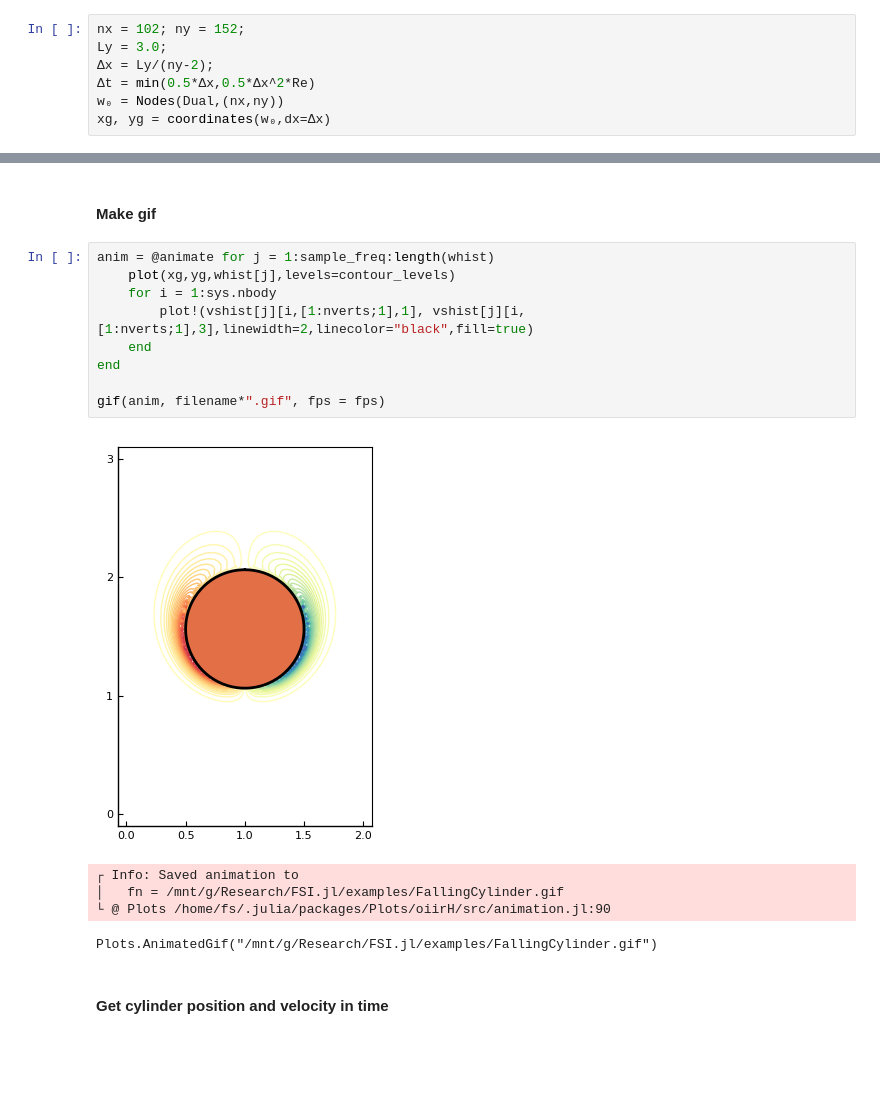
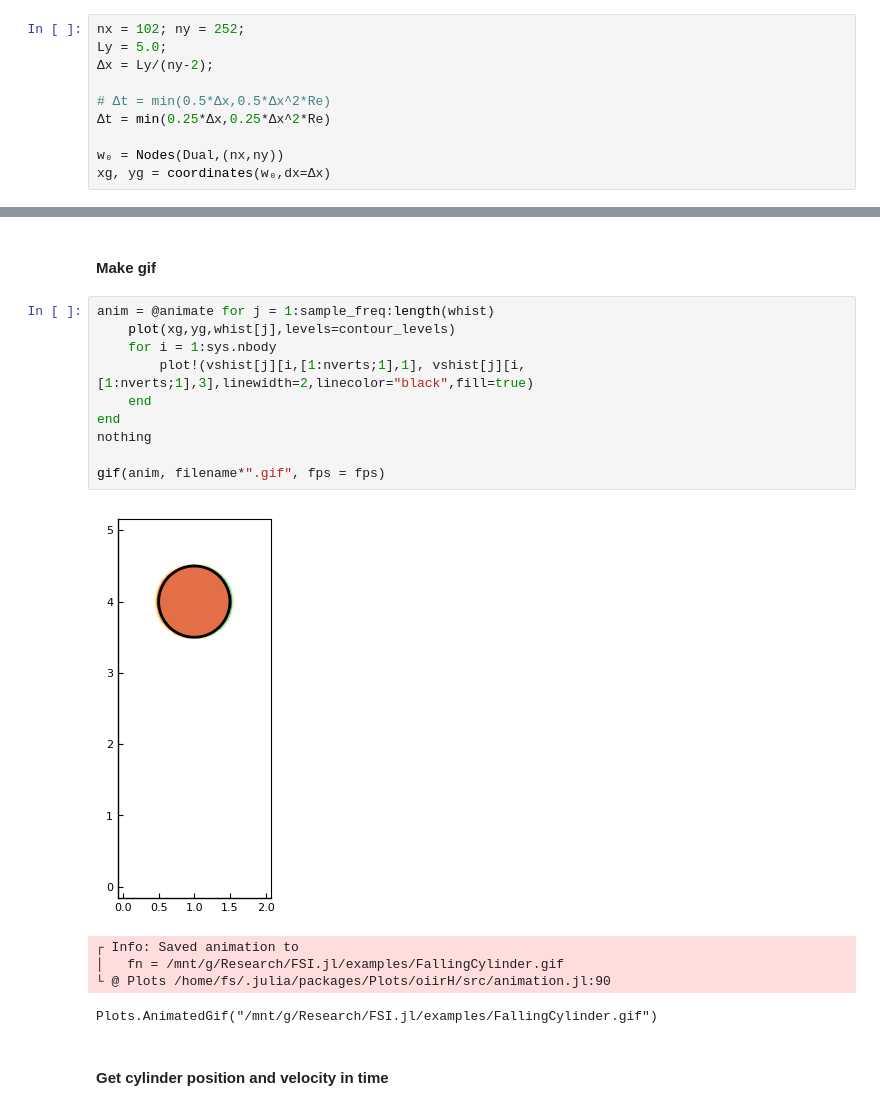
Before and after one commit to ruizhi92/FSI.jl, a Jupyter notebook: examples/TimeMarching-FallingCylinder.ipynb, the cells around one changed output, grey strips where cells are left out. Cells and saved outputs as stored; diff of their text form; blank space fills up the shorter version.

```diff
--- a/examples/TimeMarching-FallingCylinder.ipynb
+++ b/examples/TimeMarching-FallingCylinder.ipynb
@@ -131,10 +116,13 @@ U∞ = (0.0, U)
 # %% [markdown]
 #### Set the domain grid
 # %%
-nx = 102; ny = 152;
-Ly = 3.0;
+nx = 102; ny = 252;
+Ly = 5.0;
 Δx = Ly/(ny-2);
-Δt = min(0.5*Δx,0.5*Δx^2*Re)
+
+# Δt = min(0.5*Δx,0.5*Δx^2*Re)
+Δt = min(0.25*Δx,0.25*Δx^2*Re)
+
 w₀ = Nodes(Dual,(nx,ny))
 xg, yg = coordinates(w₀,dx=Δx)
 # %% [output]
@@ -287,14 +289,15 @@ pb
 # %%
 anim = @animate for j = 1:sample_freq:length(whist)
     plot(xg,yg,whist[j],levels=contour_levels)
     for i = 1:sys.nbody
         plot!(vshist[j][i,[1:nverts;1],1], vshist[j][i,[1:nverts;1],3],linewidth=2,linecolor="black",fill=true)
     end
 end
+nothing
 
 gif(anim, filename*".gif", fps = fps)
 # %% [output]
-[figure, old version]
+[figure, new version]
 ┌ Info: Saved animation to
 │   fn = /mnt/g/Research/FSI.jl/examples/FallingCylinder.gif
 └ @ Plots /home/fs/.julia/packages/Plots/oiirH/src/animation.jl:90
```
Also changed, not shown: parts of 33 cells of this notebook, 7 other files.
